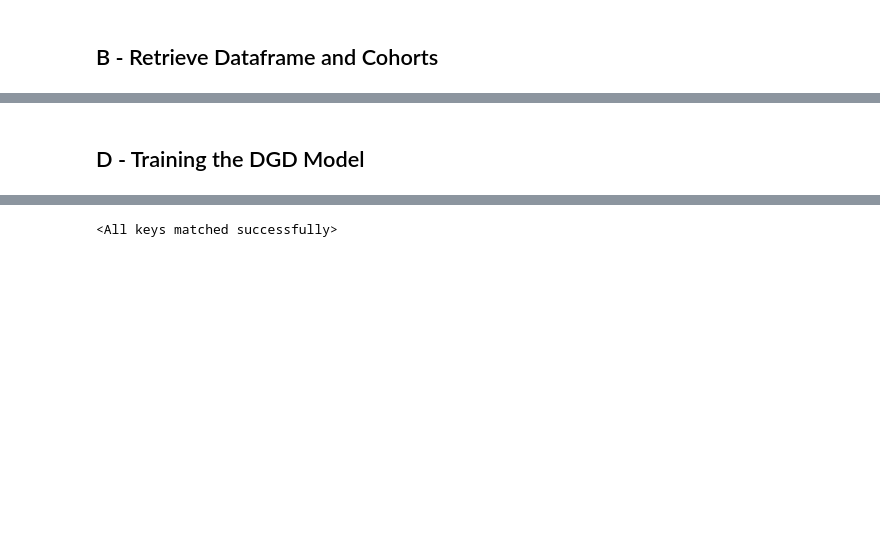
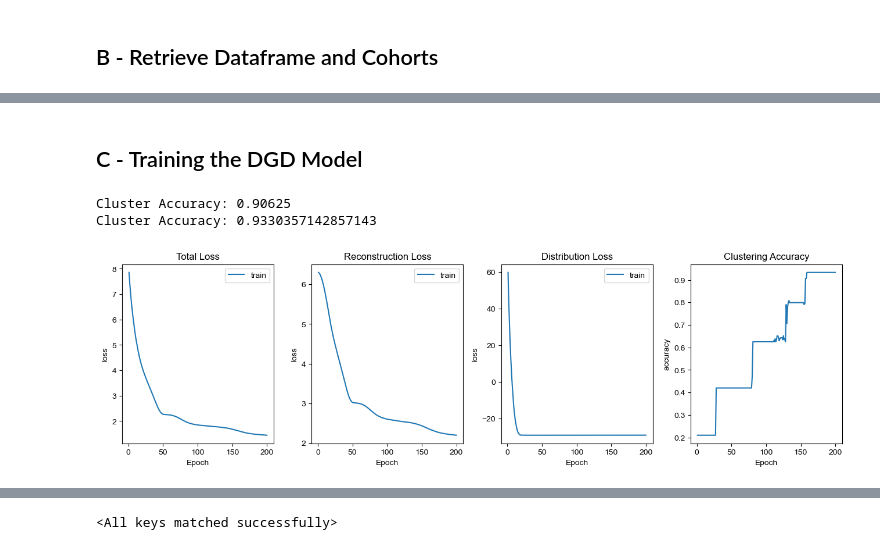
Before and after one commit to alfonsomiguelcruz/metabodgd, a Jupyter notebook: 02 - Training.ipynb, the cells around one changed output, grey strips where cells are left out. Cells and saved outputs as stored; diff of their text form; code cells hidden in the pictures; blank space fills up the shorter version.

```diff
--- a/02 - Training.ipynb
+++ b/02 - Training.ipynb
@@ -22,23 +24,17 @@ df_tumor_fname = 'CombinedDataset_CAMP_Tumor.csv'
 cohorts_fname = 'cohorts_Normal.pkl'
 cohorts_tumor_fname = 'cohorts_Tumor.pkl'
 # %%
-df = pd.read_csv(dir + df_fname)
-df.set_index('Unnamed: 0', inplace=True)
-df.index.name = None
-df_lbls = df.loc['cohort'].to_list()
-df_log = df.T.drop(columns=['cohort']).astype('float64')
+df_normal = pd.read_csv(dir + df_fname)
+df_normal.set_index('Unnamed: 0', inplace=True)
+df_normal.index.name = None
+np_normal_lbls = df_normal.loc['cohort'].to_numpy()
+np_normal_log = df_normal.T.drop(columns=['cohort']).astype('float64').to_numpy()
 
 df_tumor = pd.read_csv(dir + df_tumor_fname)
 df_tumor.set_index('Unnamed: 0', inplace=True)
 df_tumor.index.name = None
-df_tumor_lbls = df_tumor.loc['cohort'].to_list()
-df_tumor_log = df_tumor.T.drop(columns=['cohort']).astype('float64')
-
-
-# df_exp = pd.read_csv(dir + df_exp_fname)
-# df_exp.set_index('Unnamed: 0', inplace=True)
-# df_exp.index.name = None
-
+np_tumor_lbls = df_tumor.loc['cohort'].to_numpy()
+np_tumor_log = df_tumor.T.drop(columns=['cohort']).astype('float64').to_numpy()
 
 f = open(dir + cohorts_fname, 'rb')
 cohorts = pickle.load(f)
@@ -87,2 +45,2 @@ dgd_model = model.MetaboDGD(
-# %% [markdown]
-## D - Training the DGD Model
+# %% [markdown]
+## C - Training the DGD Model
@@ -89,3 +92,42 @@ dgd_model = model.MetaboDGD(
+# %%
+train_all_loader = \
+    data.create_dataloaders(np_train_abun=np_normal_log,
+                            np_train_lbls=np_normal_lbls,
+                            batch_size=32)
+
+dgd_model = \
+    model.MetaboDGD(
+        latent_dim=50,
+        output_dim=np_normal_log.shape[1],
+        dec_hidden_layers_dim=[500, 1500],
+        dec_output_prediction_type='mean',
+        dec_output_activation_type='softplus',
+        n_comp=10,
+        cm_type='diagonal',
+        softball_radius=5,
+        softball_sharpness=5,
+        gaussian_mean=-6.0,
+        gaussian_stddev=0.01,
+        dirichlet_alpha=0.50
+    )
+
+dgd_model, train_rep, history, cm = \
+    train.train_dgd(
+        dgd_model=dgd_model,
+        train_loader=train_all_loader,
+        n_epochs=200,
+        lr_schedule_epochs=None,
+        lr_schedule=[1e-4, 1e-3, 1e-2], # dec, rep, gmm
+        optim_betas=[0.5, 0.7],
+        wd=1e-5,
+    )
+
+
+train.get_history_plot(history, inc_gmm_acc=True, with_val_plot=False)
+# %% [output]
+Cluster Accuracy: 0.90625
+Cluster Accuracy: 0.9330357142857143
+[figure, added]
 # %%
 dgd_model, train_rep, test_rep, history, cm = train.train_dgd(
     dgd_model=dgd_model,
```
Also changed, not shown: parts of 17 cells of this notebook, 5 other files.
